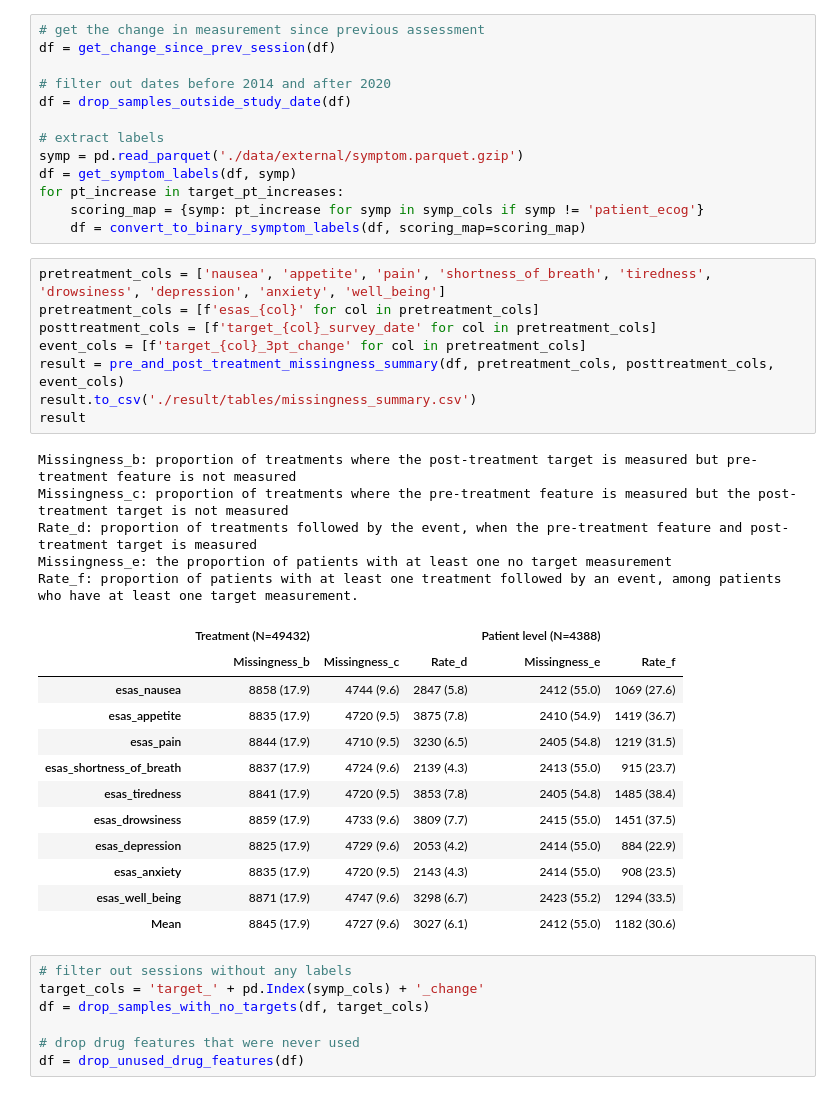
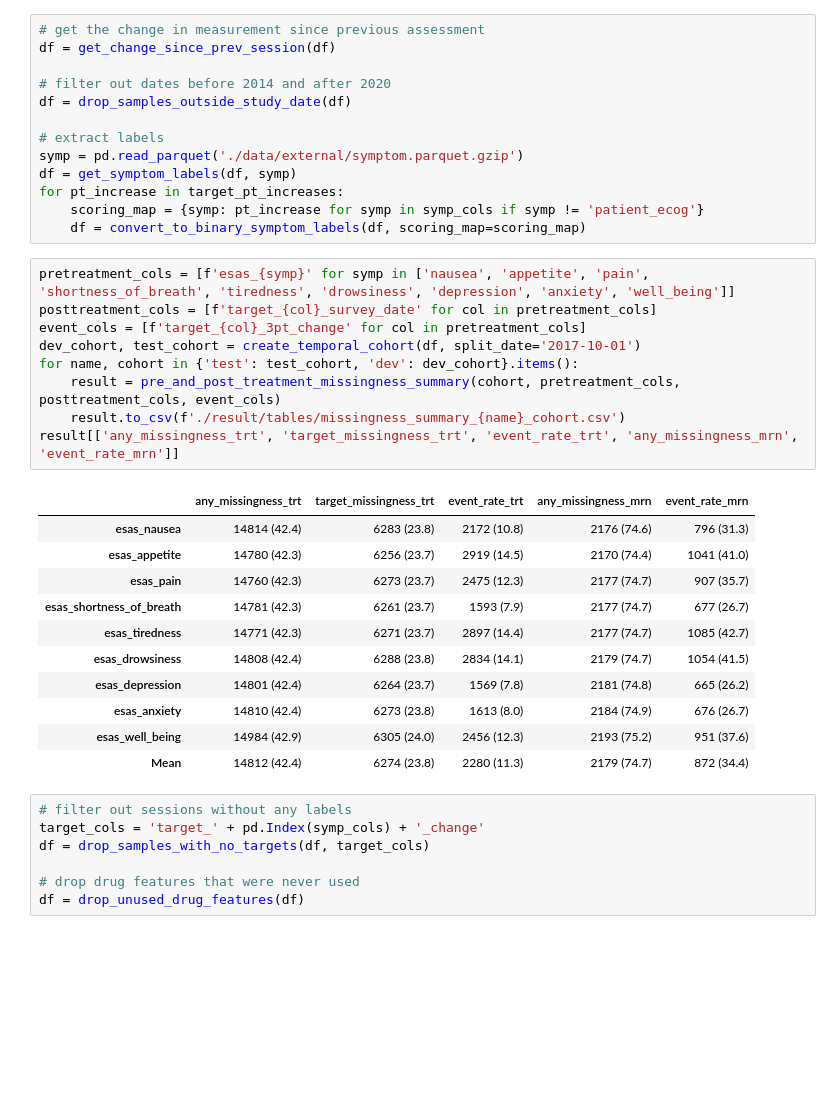
Before and after one commit to ml4oncology/PredUCE, a Jupyter notebook: notebooks/Symptom.ipynb, the cells around one changed output. Cells and saved outputs as stored; diff of their text form; blank space fills up the shorter version.

Commit message:
updated pre-and-post-summary

```diff
--- a/notebooks/Symptom.ipynb
+++ b/notebooks/Symptom.ipynb
@@ -62,31 +63,26 @@ for pt_increase in target_pt_increases:
     scoring_map = {symp: pt_increase for symp in symp_cols if symp != 'patient_ecog'}
     df = convert_to_binary_symptom_labels(df, scoring_map=scoring_map)
 # %%
-pretreatment_cols = ['nausea', 'appetite', 'pain', 'shortness_of_breath', 'tiredness', 'drowsiness', 'depression', 'anxiety', 'well_being']
-pretreatment_cols = [f'esas_{col}' for col in pretreatment_cols]
+pretreatment_cols = [f'esas_{symp}' for symp in ['nausea', 'appetite', 'pain', 'shortness_of_breath', 'tiredness', 'drowsiness', 'depression', 'anxiety', 'well_being']]
 posttreatment_cols = [f'target_{col}_survey_date' for col in pretreatment_cols]
 event_cols = [f'target_{col}_3pt_change' for col in pretreatment_cols]
-result = pre_and_post_treatment_missingness_summary(df, pretreatment_cols, posttreatment_cols, event_cols)
-result.to_csv('./result/tables/missingness_summary.csv')
-result
+dev_cohort, test_cohort = create_temporal_cohort(df, split_date='2017-10-01')
+for name, cohort in {'test': test_cohort, 'dev': dev_cohort}.items():
+    result = pre_and_post_treatment_missingness_summary(cohort, pretreatment_cols, posttreatment_cols, event_cols)
+    result.to_csv(f'./result/tables/missingness_summary_{name}_cohort.csv')
+result[['any_missingness_trt', 'target_missingness_trt', 'event_rate_trt', 'any_missingness_mrn', 'event_rate_mrn']]
 # %% [output]
-Missingness_b: proportion of treatments where the post-treatment target is measured but pre-treatment feature is not measured
-Missingness_c: proportion of treatments where the pre-treatment feature is measured but the post-treatment target is not measured
-Rate_d: proportion of treatments followed by the event, when the pre-treatment feature and post-treatment target is measured
-Missingness_e: the proportion of patients with at least one no target measurement
-Rate_f: proportion of patients with at least one treatment followed by an event, among patients who have at least one target measurement.
-|  | Treatment (N=49432) |  |  | Patient level (N=4388) |  |
-|  | Missingness_b | Missingness_c | Rate_d | Missingness_e | Rate_f |
-| esas_nausea | 8858 (17.9) | 4744 (9.6) | 2847 (5.8) | 2412 (55.0) | 1069 (27.6) |
-| esas_appetite | 8835 (17.9) | 4720 (9.5) | 3875 (7.8) | 2410 (54.9) | 1419 (36.7) |
-| esas_pain | 8844 (17.9) | 4710 (9.5) | 3230 (6.5) | 2405 (54.8) | 1219 (31.5) |
-| esas_shortness_of_breath | 8837 (17.9) | 4724 (9.6) | 2139 (4.3) | 2413 (55.0) | 915 (23.7) |
-| esas_tiredness | 8841 (17.9) | 4720 (9.5) | 3853 (7.8) | 2405 (54.8) | 1485 (38.4) |
-| esas_drowsiness | 8859 (17.9) | 4733 (9.6) | 3809 (7.7) | 2415 (55.0) | 1451 (37.5) |
-| esas_depression | 8825 (17.9) | 4729 (9.6) | 2053 (4.2) | 2414 (55.0) | 884 (22.9) |
-| esas_anxiety | 8835 (17.9) | 4720 (9.5) | 2143 (4.3) | 2414 (55.0) | 908 (23.5) |
-| esas_well_being | 8871 (17.9) | 4747 (9.6) | 3298 (6.7) | 2423 (55.2) | 1294 (33.5) |
-| Mean | 8845 (17.9) | 4727 (9.6) | 3027 (6.1) | 2412 (55.0) | 1182 (30.6) |
+|  | any_missingness_trt | target_missingness_trt | event_rate_trt | any_missingness_mrn | event_rate_mrn |
+| esas_nausea | 14814 (42.4) | 6283 (23.8) | 2172 (10.8) | 2176 (74.6) | 796 (31.3) |
+| esas_appetite | 14780 (42.3) | 6256 (23.7) | 2919 (14.5) | 2170 (74.4) | 1041 (41.0) |
+| esas_pain | 14760 (42.3) | 6273 (23.7) | 2475 (12.3) | 2177 (74.7) | 907 (35.7) |
+| esas_shortness_of_breath | 14781 (42.3) | 6261 (23.7) | 1593 (7.9) | 2177 (74.7) | 677 (26.7) |
+| esas_tiredness | 14771 (42.3) | 6271 (23.7) | 2897 (14.4) | 2177 (74.7) | 1085 (42.7) |
+| esas_drowsiness | 14808 (42.4) | 6288 (23.8) | 2834 (14.1) | 2179 (74.7) | 1054 (41.5) |
+| esas_depression | 14801 (42.4) | 6264 (23.7) | 1569 (7.8) | 2181 (74.8) | 665 (26.2) |
+| esas_anxiety | 14810 (42.4) | 6273 (23.8) | 1613 (8.0) | 2184 (74.9) | 676 (26.7) |
+| esas_well_being | 14984 (42.9) | 6305 (24.0) | 2456 (12.3) | 2193 (75.2) | 951 (37.6) |
+| Mean | 14812 (42.4) | 6274 (23.8) | 2280 (11.3) | 2179 (74.7) | 872 (34.4) |
 # %%
 # filter out sessions without any labels
 target_cols = 'target_' + pd.Index(symp_cols) + '_change'
```
Also changed, not shown: parts of 2 cells of this notebook, 2 other files.
